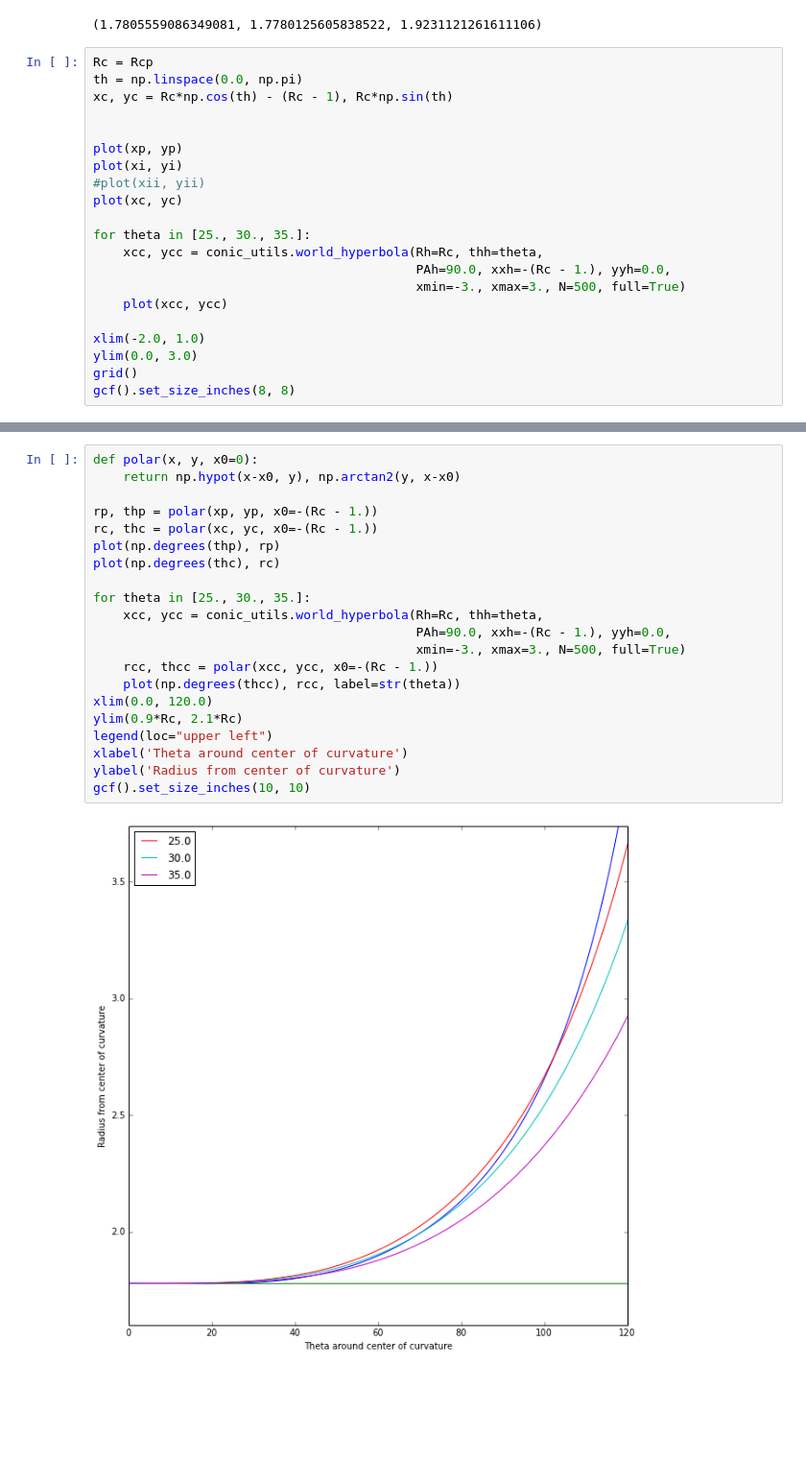
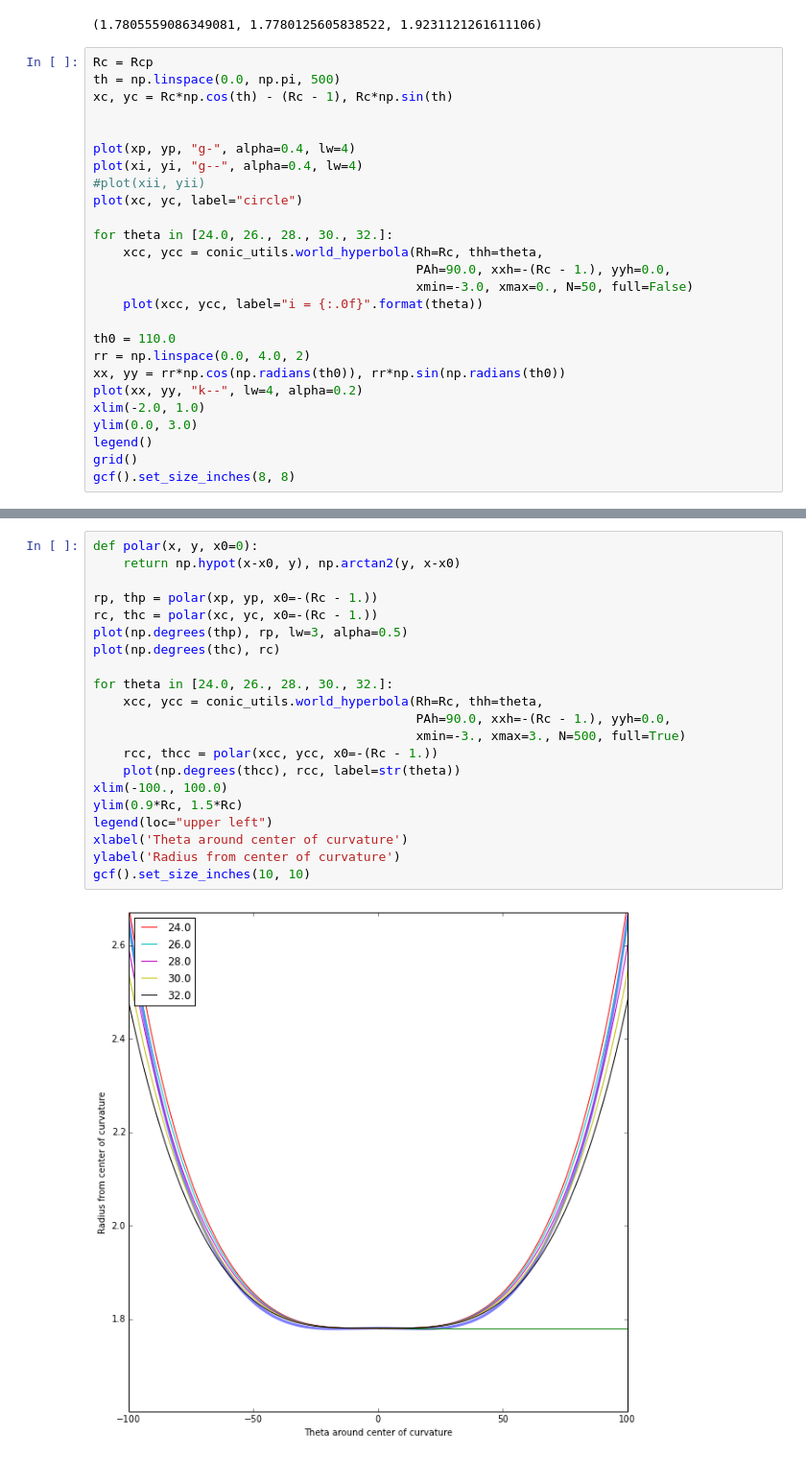
Before and after one commit to will-henney/bowshock-shape, a Jupyter notebook: New shapes.ipynb, the cells around one changed output, grey strips where cells are left out. Shown: that part at 96% size. Saved outputs shown, nothing was run; the diff lists cells and outputs as text; blank space fills up the shorter version.

Commit message:
Fit ellipses to theoretical CRW curves
* Works well up to theta = 110 degrees
* Also find theta-theta' relation for ellipses

```diff
--- a/New shapes.ipynb
+++ b/New shapes.ipynb
@@ -144,23 +144,28 @@ Rcp, Rci, Rcii
 (1.7805559086349081, 1.7780125605838522, 1.9231121261611106)
 # %%
 Rc = Rcp
-th = np.linspace(0.0, np.pi)
+th = np.linspace(0.0, np.pi, 500)
 xc, yc = Rc*np.cos(th) - (Rc - 1), Rc*np.sin(th)
 
 
-plot(xp, yp)
-plot(xi, yi)
+plot(xp, yp, "g-", alpha=0.4, lw=4)
+plot(xi, yi, "g--", alpha=0.4, lw=4)
 #plot(xii, yii)
-plot(xc, yc)
+plot(xc, yc, label="circle")
 
-for theta in [25., 30., 35.]:
+for theta in [24.0, 26., 28., 30., 32.]:
     xcc, ycc = conic_utils.world_hyperbola(Rh=Rc, thh=theta,
                                            PAh=90.0, xxh=-(Rc - 1.), yyh=0.0,
-                                           xmin=-3., xmax=3., N=500, full=True)
-    plot(xcc, ycc)
+                                           xmin=-3.0, xmax=0., N=50, full=False)
+    plot(xcc, ycc, label="i = {:.0f}".format(theta))
 
+th0 = 110.0
+rr = np.linspace(0.0, 4.0, 2)
+xx, yy = rr*np.cos(np.radians(th0)), rr*np.sin(np.radians(th0))
+plot(xx, yy, "k--", lw=4, alpha=0.2)
 xlim(-2.0, 1.0)
 ylim(0.0, 3.0)
+legend()
 grid()
 gcf().set_size_inches(8, 8)
 # %% [output]
@@ -168,23 +173,23 @@ gcf().set_size_inches(8, 8)
 # %%
 def polar(x, y, x0=0):
     return np.hypot(x-x0, y), np.arctan2(y, x-x0)
 
 rp, thp = polar(xp, yp, x0=-(Rc - 1.))
 rc, thc = polar(xc, yc, x0=-(Rc - 1.))
-plot(np.degrees(thp), rp)
+plot(np.degrees(thp), rp, lw=3, alpha=0.5)
 plot(np.degrees(thc), rc)
 
-for theta in [25., 30., 35.]:
+for theta in [24.0, 26., 28., 30., 32.]:
     xcc, ycc = conic_utils.world_hyperbola(Rh=Rc, thh=theta,
                                            PAh=90.0, xxh=-(Rc - 1.), yyh=0.0,
                                            xmin=-3., xmax=3., N=500, full=True)
     rcc, thcc = polar(xcc, ycc, x0=-(Rc - 1.))
     plot(np.degrees(thcc), rcc, label=str(theta))
-xlim(0.0, 120.0)
-ylim(0.9*Rc, 2.1*Rc)
+xlim(-100., 100.0)
+ylim(0.9*Rc, 1.5*Rc)
 legend(loc="upper left")
 xlabel('Theta around center of curvature')
 ylabel('Radius from center of curvature')
 gcf().set_size_inches(10, 10)
 # %% [output]
-[figure, old version]
+[figure, new version]
```
Also changed, not shown: parts of 4 cells of this notebook, 1 other file.
